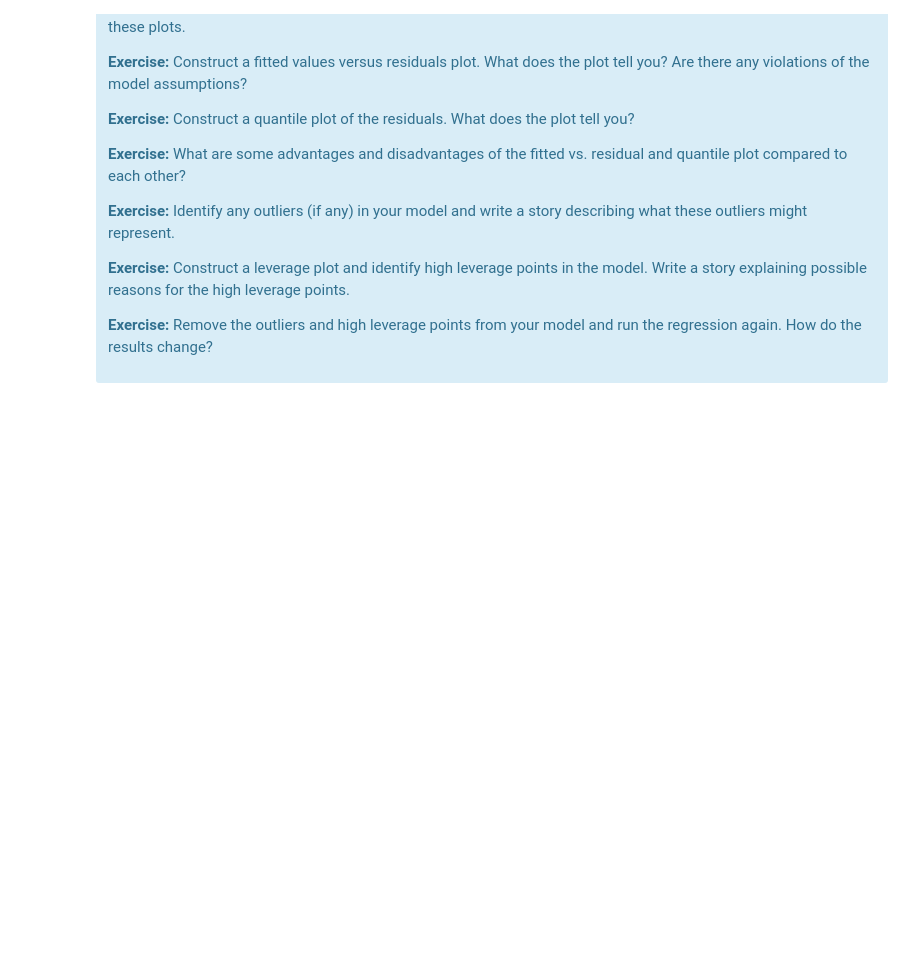
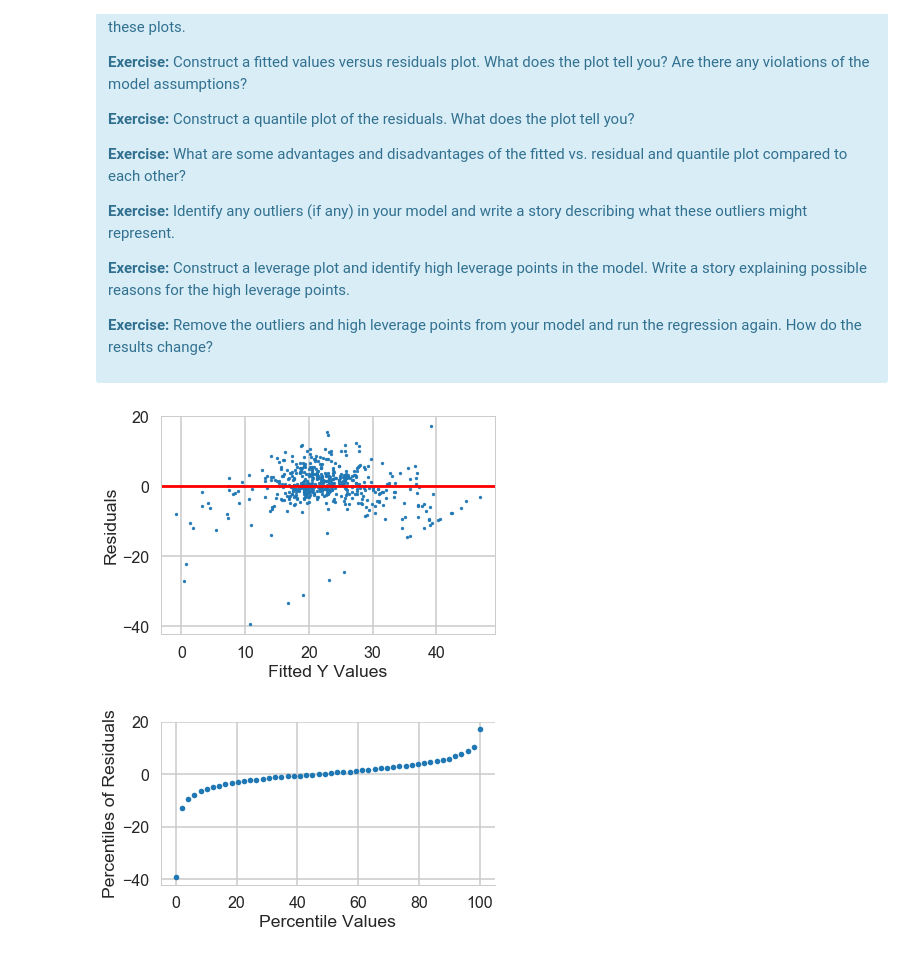
Before and after one commit to dc2629/Springboard_Projects, a Jupyter notebook: linear_regression/Mini_Project_Linear_Regression.ipynb, the cells around one changed output. Cells and saved outputs as stored; diff of their text form; code cells hidden in the pictures; blank space fills up the shorter version.

```diff
--- a/linear_regression/Mini_Project_Linear_Regression.ipynb
+++ b/linear_regression/Mini_Project_Linear_Regression.ipynb
@@ -905,0 +920,26 @@ There are some other issues that are important investigate with linear regressio
+# %%
+# Your turn.
+reg = LinearRegression()
+X = bos[["CRIM","RM","PTRATIO"]].values
+y = bos.PRICE.values.reshape(-1,1)
+reg.fit(X,y)
+y_pred = reg.predict(X)
+
+plt.scatter(y_pred,y_pred-y,s=8)
+plt.xlabel("Fitted Y Values")
+plt.ylabel("Residuals")
+plt.axhline(0,color='red')
+plt.show()
+
+# Create a quantile plot to see if the graph is normal
+percs = np.linspace(0,100,50)
+perc_y = np.percentile(y_pred-y, percs)
+
+fig, ax = plt.subplots(figsize=(6, 3))
+ax.plot(percs, perc_y, marker='.', linestyle='none')
+ax.set_ylabel("Percentiles of Residuals")
+ax.set_xlabel('Percentile Values')
+sns.despine()
+# %% [output]
+[figure, added]
+[figure, added]
```
Also changed, not shown: parts of 15 cells of this notebook.
